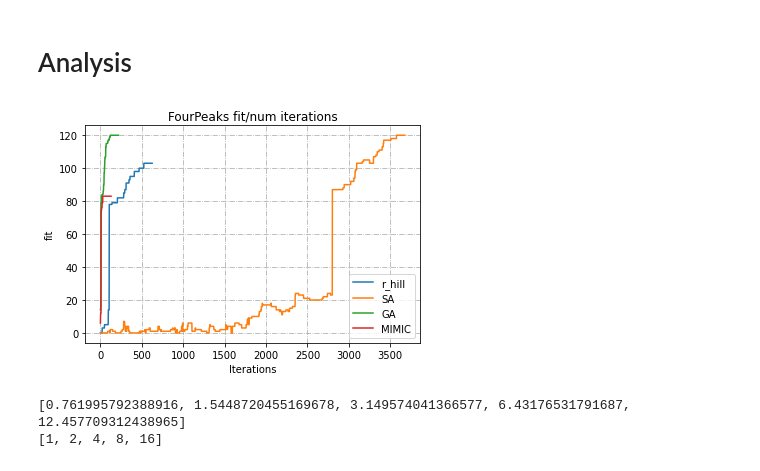
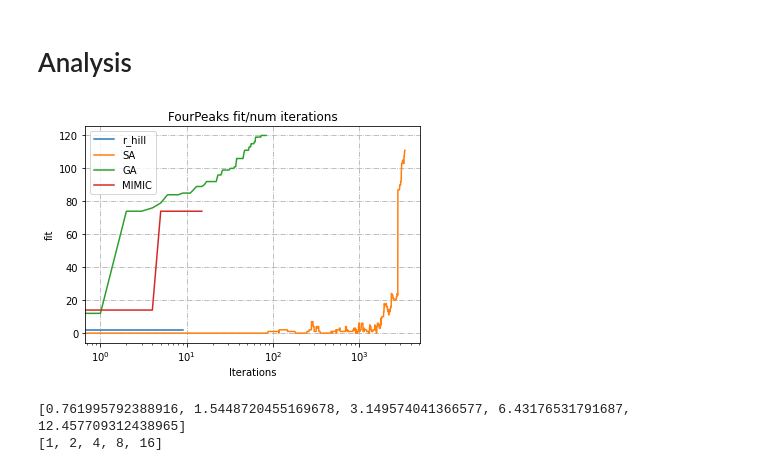
Before and after one commit to jfuerst92/Brigandine, a Jupyter notebook: analysis.ipynb, the cells around one changed output. Saved outputs shown, nothing was run; the diff lists cells and outputs as text; code cells hidden in the pictures.

```diff
--- a/analysis.ipynb
+++ b/analysis.ipynb
@@ -97,8 +91,6 @@ r_hill_args = {
     'problem': problem,
     'curve': True,
     'random_state': 13,
-    'max_attempts':10,
-    'max_iters':10000,
     'restarts':256,
 
 }
@@ -108,8 +100,6 @@ ga_args = {
     'random_state': 13,
     'pop_size': 256,
     'mutation_prob': 0.1,
-    'max_attempts': 10,
-    'max_iters': 10000,
 
 }
 sa_args = {
@@ -117,8 +107,6 @@ sa_args = {
     'curve': True,
     'random_state': 13,
     'schedule': mlrose.GeomDecay(init_temp=10, decay=0.85, min_temp=0.001),
-    'max_attempts': 10,
-    'max_iters': 10000
 }
 mimic_args = {
     'problem': problem,
@@ -126,9 +114,6 @@ mimic_args = {
     'random_state': 13,
     'pop_size': 100,
     'keep_pct': 0.3,
-    'max_attempts': 10,
-    'max_iters': 10000,
-    'fast_mimic': True
 }
 # %%
 times_per_iterations = {
@@ -462,4 +606,35 @@ best_MIMIC_fit: 83.0
 # %%
+r_hill_args = {
+    'problem': problem,
+    'curve': True,
+    'random_state': 13,
+    'restarts':10,
+
+}
+ga_args = {
+    'problem': problem,
+    'curve': True,
+    'random_state': 13,
+    'pop_size': 1024,
+    'mutation_prob': 0.5,
+
+}
+sa_args = {
+    'problem': problem,
+    'curve': True,
+    'random_state': 13,
+    'schedule': mlrose.GeomDecay(init_temp=10, decay=0.999, min_temp=0.001)
+
+}
+mimic_args = {
+    'problem': problem,
+    'curve': True,
+    'random_state': 13,
+    'pop_size': 2048,
+    'keep_pct': 0.5,
+}
+
+
 length = 64
 fitness_fn = mlrose.FourPeaks()#t_pct=0.10
 problem = mlrose.DiscreteOpt(length=length,
@@ -491,16 +666,17 @@ fit_per_iterations['FourPeaks']['MIMIC'] = curve
 # %%
 plt.plot(fit_per_iterations['FourPeaks']['r_hill'], label="r_hill")
 plt.plot(fit_per_iterations['FourPeaks']['SA'], label="SA")
 plt.plot(fit_per_iterations['FourPeaks']['GA'], label="GA")
 plt.plot(fit_per_iterations['FourPeaks']['MIMIC'], label="MIMIC")
 plt.xlabel ('Iterations')
 plt.ylabel ('fit')
 plt.legend()
+plt.xscale('log')
 plt.title ('FourPeaks fit/num iterations')
 plt.grid(True, linestyle='-.')
 plt.show()
 # %% [output]
-[figure, old version]
+[figure, new version]
 # %%
 print(times_per_iterations['OneMax']['MIMIC'])
 print(max_iter_range)
```
Also changed, not shown: parts of 14 cells of this notebook, 11 other files.
